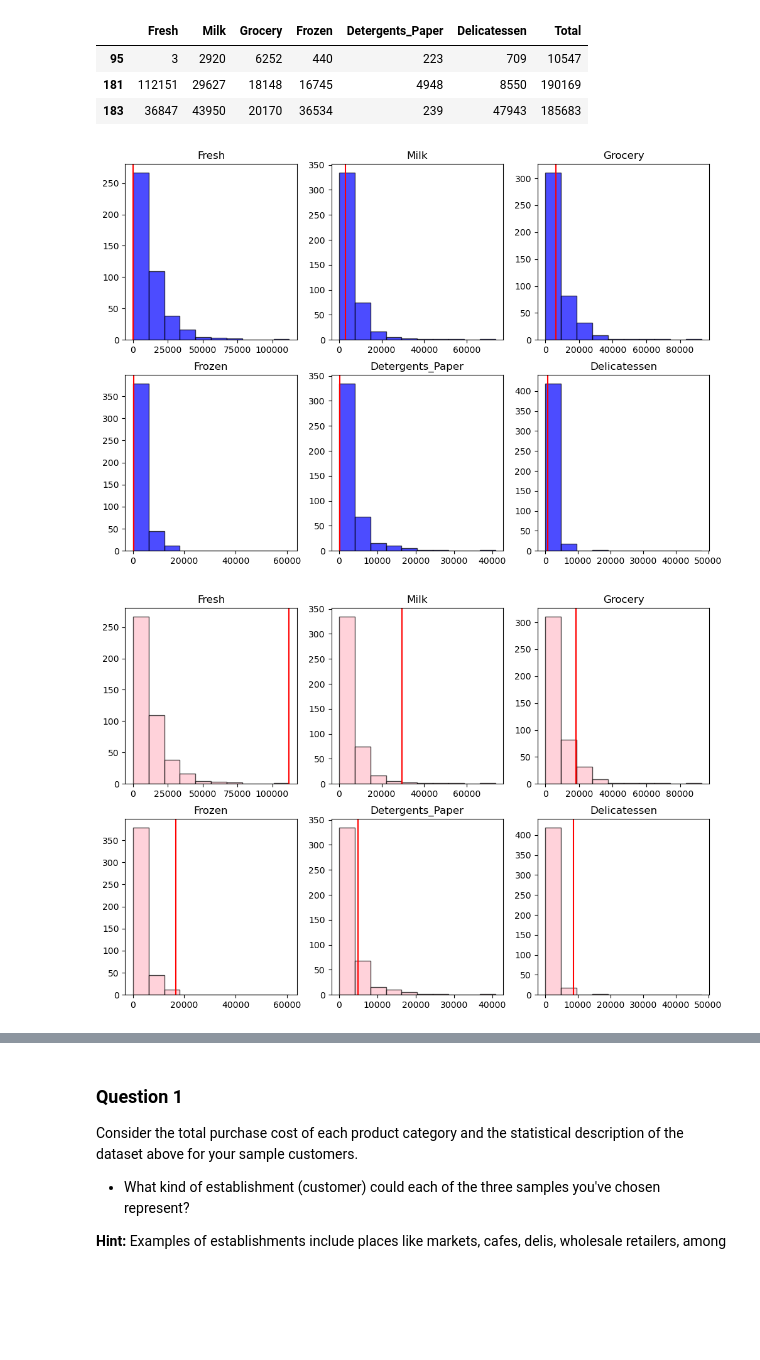
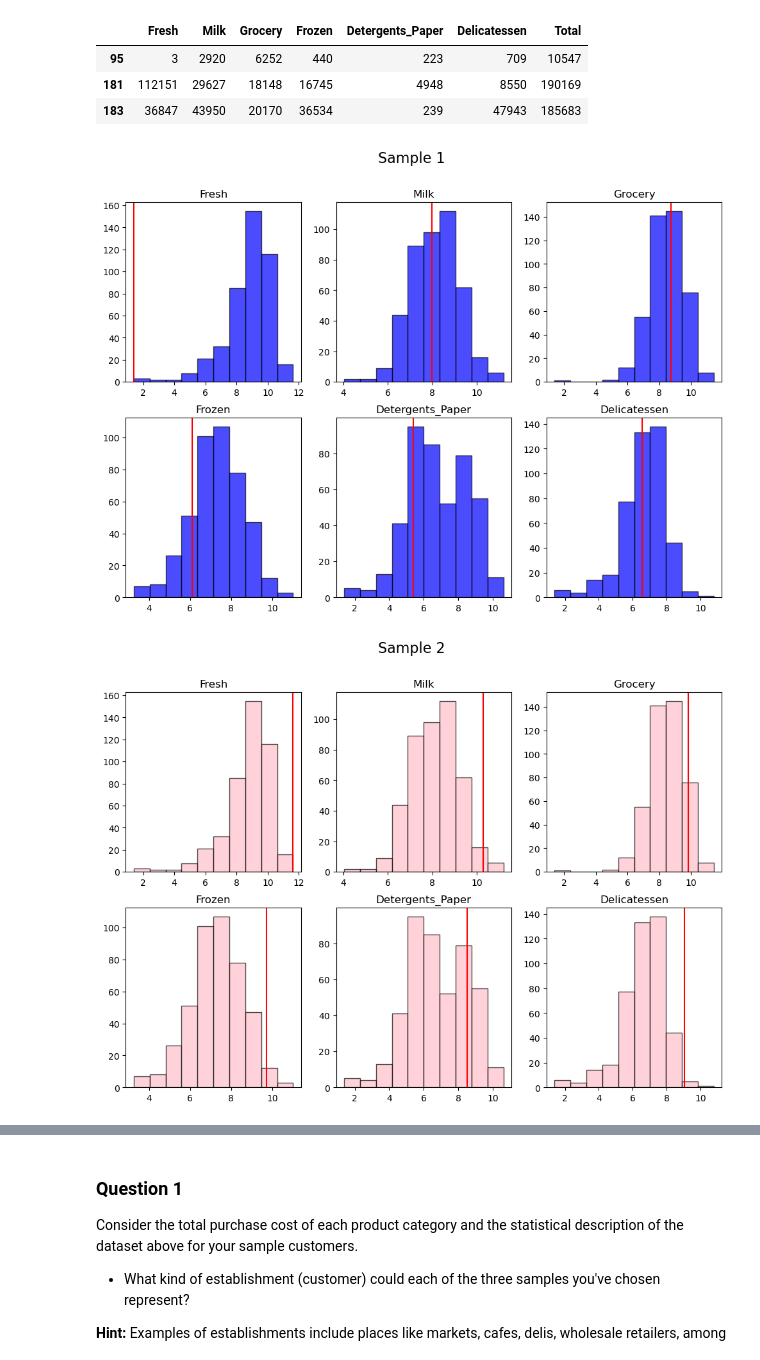
Before and after one commit to itosi/Creating_Customer_Segments, a Jupyter notebook: customer_segments.ipynb, the cells around one changed output, grey strips where cells are left out. Drawn from its saved outputs; the diff is of its cells as text; code cells hidden in the pictures; blank space fills up the shorter version.

Commit message:
New graph in Getting Started question

```diff
--- a/customer_segments.ipynb
+++ b/customer_segments.ipynb
@@ -134,23 +134,21 @@ Chosen samples of wholesale customers dataset:
 | 95 | 3 | 2920 | 6252 | 440 | 223 | 709 | 10547 |
 | 181 | 112151 | 29627 | 18148 | 16745 | 4948 | 8550 | 190169 |
 | 183 | 36847 | 43950 | 20170 | 36534 | 239 | 47943 | 185683 |
+# %%
+samples_=samples.apply(lambda x: np.log(x+1))
 # %%
-# fig, axes = plt.subplots(2, 3, figsize=(12, 6))  # 2 rows, 3 columns
-# for i in range(2):
-#     for j in range(3):
-#         ax = axes[i, j]
-#         ax.hist(data=data[data.columns.tolist()[i+j]], bins=12)
-
 for b in range(3):
     color = ['blue', 'pink', 'green']
     fig, axes = plt.subplots(2, 3, figsize=(12, 8))
 
 
     for i, ax in enumerate(axes.ravel()):
         col_name = data.columns[i]
-        ax.hist(data[col_name], bins=10, color=color[b], edgecolor='black', alpha=0.7)
-        ax.axvline(x=samples.iloc[b,i], color='red')
+        ax.hist(data[col_name].apply(lambda x: np.log(x+1)), bins=10, color=color[b], edgecolor='black', alpha=0.7)
+        ax.axvline(x=samples_.iloc[b,i], color='red')
         ax.set_title(col_name)
+
+    fig.suptitle(f'Sample {b+1} ', fontsize=16)
 # %% [output]
-[figure, old version]
+[figure, new version]
-[figure, old version]
+[figure, new version]
```
Also changed, not shown: parts of 6 cells of this notebook.
